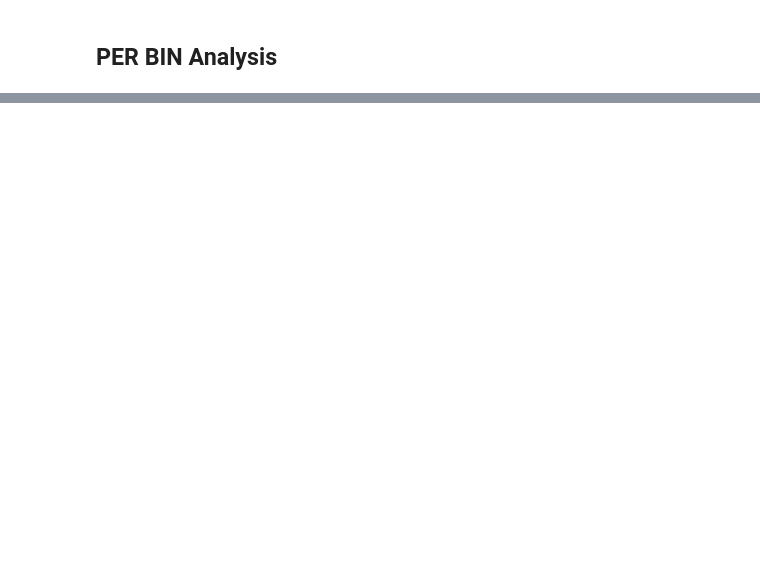
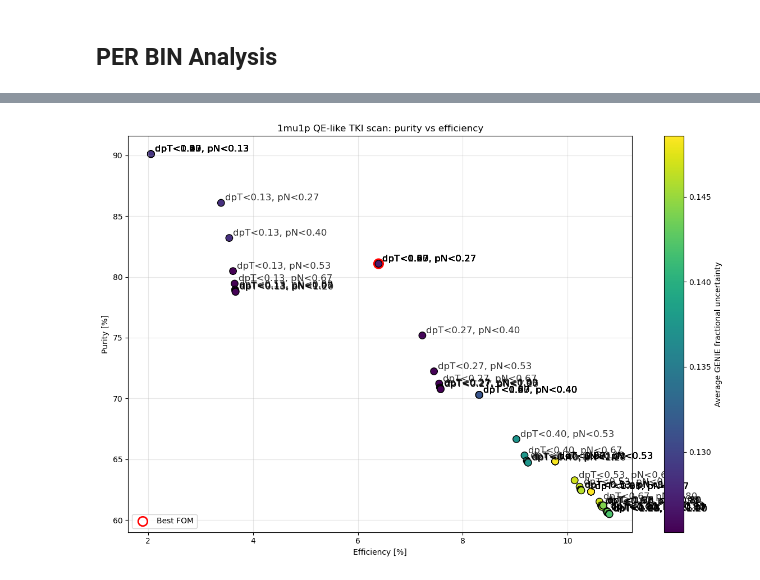
Before and after one commit to Tluanga-Ralte/PELEE, a Jupyter notebook: sandbox/rlalnunt/ECAL_BDT_FULL.ipynb, the cells around one changed output, grey strips where cells are left out. Drawn from its saved outputs; the diff is of its cells as text; code cells hidden in the pictures; blank space fills up the shorter version.

```diff
--- a/sandbox/rlalnunt/ECAL_BDT_FULL.ipynb
+++ b/sandbox/rlalnunt/ECAL_BDT_FULL.ipynb
@@ -761,6 +1149,13 @@ from microfit import detsys  # unused but fine
 reco_delta_pT = sel_mc_1mu1p["delta_pT"].values
 sel_mc_1mu1p["delta_pT"] = reco_delta_pT
 
+reco_delta_alphaT = sel_mc_1mu1p["delta_alphaT"].values
+sel_mc_1mu1p["delta_alphaT"] = reco_delta_alphaT
+
+reco_delta_phiT = sel_mc_1mu1p["delta_phiT"].values
+sel_mc_1mu1p["delta_phiT"] = reco_delta_phiT
+
+
 for k, df in rundata.items():
     if df is None:
         continue
@@ -768,6 +1163,8 @@ for k, df in rundata.items():
     # ECal for all events
     df["ECal_all"] = sel_mc_1mu1p["Ecal"]
     df["delta_pT"] = sel_mc_1mu1p["delta_pT"]
+    df["delta_alphaT"] = sel_mc_1mu1p["delta_alphaT"]
+    df["delta_phiT"] = sel_mc_1mu1p["delta_phiT"]
 
     # ECal only for pT < 0.4
     mask = df["delta_pT"] < 0.4
@@ -848,12 +1245,12 @@ for var_name, var_edges, var_tex in my_vars:
 
     # Combine GENIE multisim + unisim in quadrature (per bin)
     genie_total_sigma = np.sqrt(genie_sigma**2 + genie_unisim_sigma**2)
-    print("GENIE total (multisim ⊕ unisim) abs error:", genie_total_sigma)
+    print("GENIE total (multisim + unisim) abs error:", genie_total_sigma)
     print()
 
     # Optionally, total (stat + GENIE) absolute uncertainty per bin
     total_sigma = np.sqrt(stat_sigma**2 + genie_total_sigma**2)
-    print("Total (stat ⊕ GENIE) abs error:", total_sigma)
+    print("Total (stat + GENIE) abs error:", total_sigma)
     print()
 
     # Absolute uncertainty plot
@@ -1803,0 +2443,54 @@ print(
+# %%
+import matplotlib.pyplot as plt
+
+fig, ax = plt.subplots(figsize=(12, 8))
+
+sc = ax.scatter(
+    scan_df["eff_%"],
+    scan_df["pur_%"],
+    c=scan_df["avg_GENIE_frac"],   # color = GENIE fractional error
+    s=80,
+    cmap="viridis",
+    edgecolors="k"
+)
+
+# Label a few key points (optional: best FOM + maybe 1–2 others)
+best_idx = scan_df["FOM"].idxmax()
+best_row = scan_df.loc[best_idx]
+
+ax.scatter(
+    best_row["eff_%"],
+    best_row["pur_%"],
+    s=140,
+    facecolors="none",
+    edgecolors="red",
+    linewidths=2,
+    label="Best FOM"
+)
+
+for _, row in scan_df.iterrows():
+    #label = f"dpT<{row['dpT_max']}, pN<{row['pN_max']}"
+    label = f"dpT<{row['dpT_max']:.2f}, pN<{row['pN_max']:.2f}"
+    ax.annotate(
+        label,
+        (row["eff_%"], row["pur_%"]),
+        textcoords="offset points",
+        xytext=(5, 3),
+        fontsize=12,
+        alpha=0.8
+    )
+
+cb = plt.colorbar(sc)
+cb.set_label("Average GENIE fractional uncertainty")
+
+ax.set_xlabel("Efficiency [%]")
+ax.set_ylabel("Purity [%]")
+ax.set_title("1mu1p QE-like TKI scan: purity vs efficiency")
+
+ax.grid(alpha=0.3)
+ax.legend(loc="lower left")
+
+plt.tight_layout()
+plt.show()
+# %% [output]
+[figure, added]
```
Also changed, not shown: parts of 53 cells of this notebook, 1 other file.
